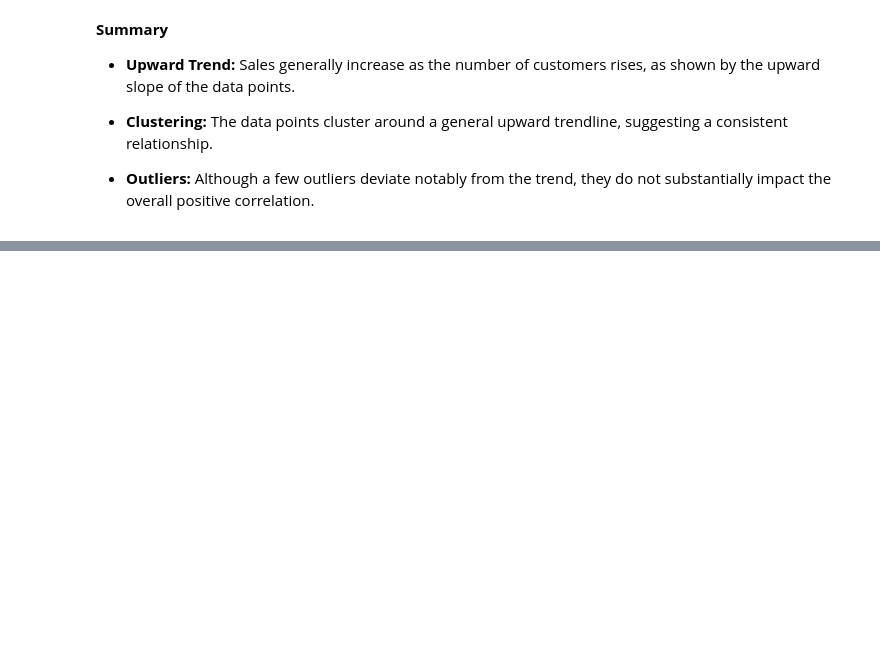
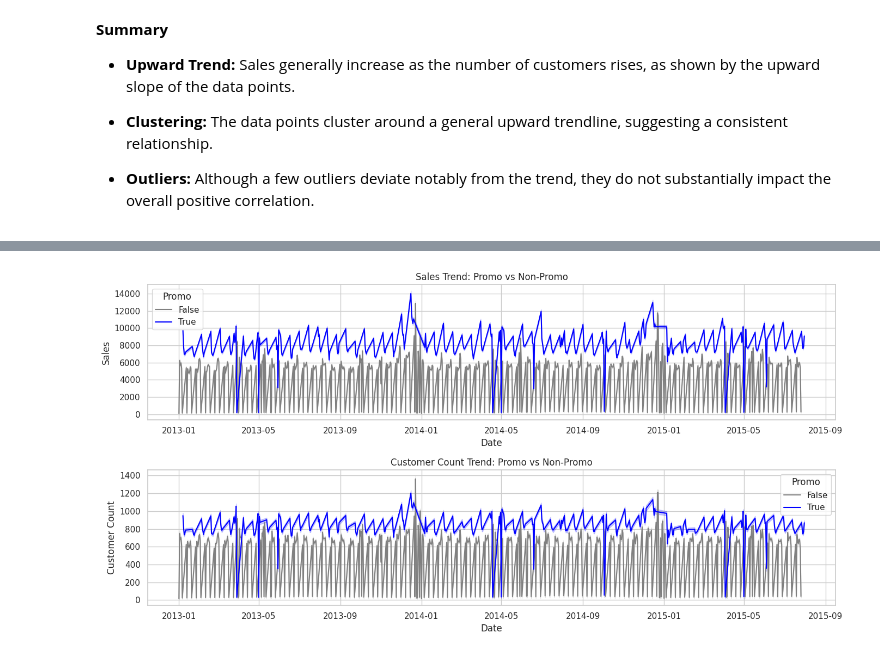
Before and after one commit to epythonlab/rossmann-pharma-sales-prediction, a Jupyter notebook: notebooks/exploratory_analysis.ipynb, the cells around one changed output, grey strips where cells are left out. Cells and saved outputs as stored; diff of their text form; code cells hidden in the pictures; blank space fills up the shorter version.

```diff
--- a/notebooks/exploratory_analysis.ipynb
+++ b/notebooks/exploratory_analysis.ipynb
@@ -360,0 +384,24 @@ plt.show()
+# %%
+# Assume 'Date' is a column in the DataFrame and is in datetime format
+df['Date'] = pd.to_datetime(df['Date'])
+
+plt.figure(figsize=(14, 7))
+
+# Sales trends
+plt.subplot(2, 1, 1)
+sns.lineplot(x='Date', y='Sales', hue='Promo', data=df, palette=['grey', 'blue'])
+plt.title('Sales Trend: Promo vs Non-Promo')
+plt.xlabel('Date')
+plt.ylabel('Sales')
+
+# Customer trends
+plt.subplot(2, 1, 2)
+sns.lineplot(x='Date', y='Customers', hue='Promo', data=df, palette=['grey', 'blue'])
+plt.title('Customer Count Trend: Promo vs Non-Promo')
+plt.xlabel('Date')
+plt.ylabel('Customer Count')
+
+plt.tight_layout()
+plt.show()
+# %% [output]
+[figure, added]
```
Also changed, not shown: parts of 5 cells of this notebook, 1 other file.
